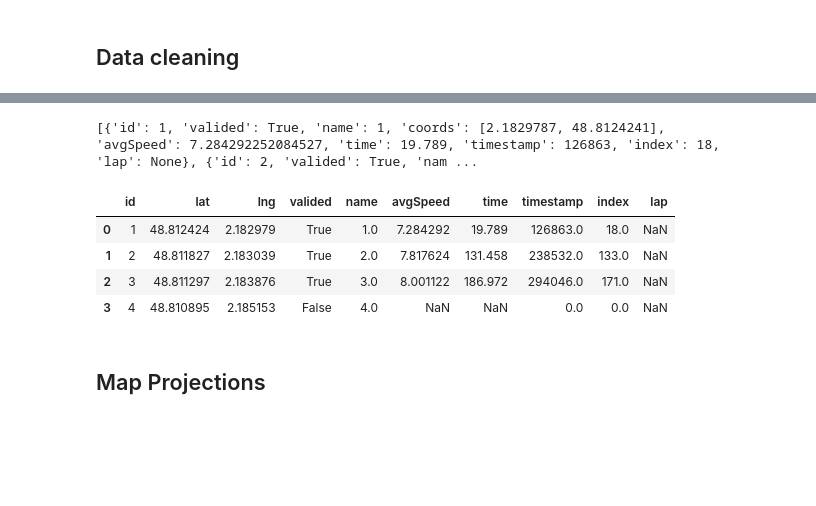
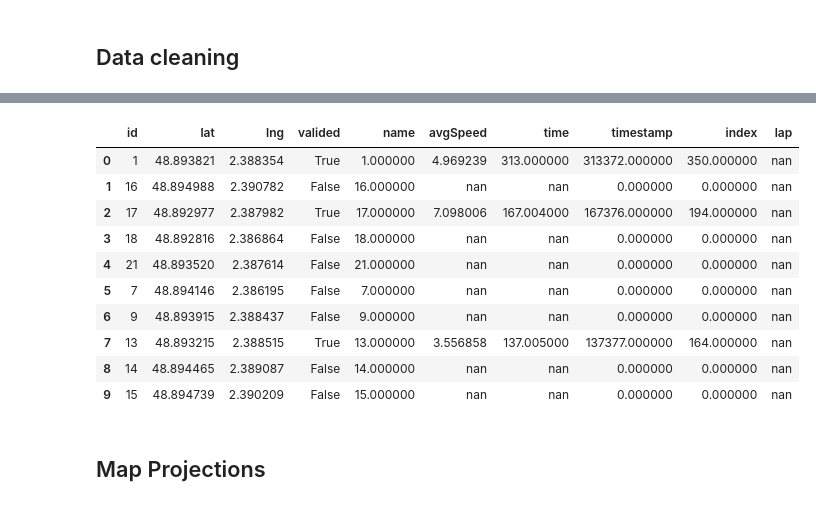
Before and after one commit to severinferard/dora-notebooks, a Jupyter notebook: analysis.ipynb, the cells around one changed output, grey strips where cells are left out. Cells and saved outputs as stored; diff of their text form; code cells hidden in the pictures; blank space fills up the shorter version.

```diff
--- a/analysis.ipynb
+++ b/analysis.ipynb
@@ -4,10 +4,12 @@
 import pandas as pd
 import folium
 import matplotlib.pyplot as plt
+import matplotlib
 import numpy as np
 from analyse import *
+import time
 
 
-df = pd.read_excel("./data/5EA-Séance1.xlsx")
+df = pd.read_excel("./data/ASSLacore-Séance1.xlsx")
 df.head()
 # %% [output]
@@ -90,9 +429,22 @@ interactive(children=(IntSlider(value=5, description='max_dist', max=20, min=1),
 # %%
+# BEACONS = [
+#     [1, 48.8124241, 2.1829787],
+#     [2, 48.8118271, 2.1830392],
+#     [3,	48.8112972,	2.1838760],
+#     [4,	48.8108945,	2.1851528]
+# ]
+
 BEACONS = [
-    [1, 48.8124241, 2.1829787],
-    [2, 48.8118271, 2.1830392],
-    [3,	48.8112972,	2.1838760],
-    [4,	48.8108945,	2.1851528]
+    [1, 48.8938208, 2.3883543],
+    [16, 48.8949879, 2.3907824],
+    [17, 48.8929774, 2.3879819],
+    [18, 48.8928159, 2.3868641],
+    [21, 48.8935197, 2.3876138],
+    [7, 48.8941464, 2.3861955],
+    [9, 48.8939147, 2.3884367],
+    [13, 48.8932153, 2.3885151],
+    [14, 48.8944649, 2.3890872],
+    [15, 48.8947393, 2.3902093],
 ]
 
 beacons_df = pd.DataFrame(BEACONS, columns=["id", "lat", "lng"])
@@ -106,23 +464,34 @@ beacons_df
 # %%
+BEACON_RADIUS_M = 10
+points_arr =  list(zip(sdf["LAT"], sdf["LONG"], sdf["TS"]))
+
 # format the beacon data to feed into the evaluate_beacon() function
 beacon_dict = [{"id": b[0], "name": b[0], "coords": [b[2], b[1]]} for b in BEACONS]
 
-results = evaluate_beacon(clean_positions, beacon_dict, BEACON_RADIUS_M=8)
-print(results)
+results = evaluate_beacon(points_arr, beacon_dict, BEACON_RADIUS_M=BEACON_RADIUS_M)
 
 # Copy the results to the dataframe
 for beacon in results:
     for key, val in beacon.items():
         if key == "coords": continue
         beacons_df.loc[beacons_df['id'] == beacon["id"], key] = val
-beacons_df
+
+beacons_df.style.applymap(
+    lambda val: 'color: green' if val else 'color: red',
+    subset=['valided']
+    )
 # %% [output]
-[{'id': 1, 'valided': True, 'name': 1, 'coords': [2.1829787, 48.8124241], 'avgSpeed': 7.284292252084527, 'time': 19.789, 'timestamp': 126863, 'index': 18, 'lap': None}, {'id': 2, 'valided': True, 'nam ...
 |  | id | lat | lng | valided | name | avgSpeed | time | timestamp | index | lap |
-| 0 | 1 | 48.812424 | 2.182979 | True | 1.0 | 7.284292 | 19.789 | 126863.0 | 18.0 | NaN |
-| 1 | 2 | 48.811827 | 2.183039 | True | 2.0 | 7.817624 | 131.458 | 238532.0 | 133.0 | NaN |
-| 2 | 3 | 48.811297 | 2.183876 | True | 3.0 | 8.001122 | 186.972 | 294046.0 | 171.0 | NaN |
-| 3 | 4 | 48.810895 | 2.185153 | False | 4.0 | NaN | NaN | 0.0 | 0.0 | NaN |
+| 0 | 1 | 48.893821 | 2.388354 | True | 1.000000 | 4.969239 | 313.000000 | 313372.000000 | 350.000000 | nan |
+| 1 | 16 | 48.894988 | 2.390782 | False | 16.000000 | nan | nan | 0.000000 | 0.000000 | nan |
+| 2 | 17 | 48.892977 | 2.387982 | True | 17.000000 | 7.098006 | 167.004000 | 167376.000000 | 194.000000 | nan |
+| 3 | 18 | 48.892816 | 2.386864 | False | 18.000000 | nan | nan | 0.000000 | 0.000000 | nan |
+| 4 | 21 | 48.893520 | 2.387614 | False | 21.000000 | nan | nan | 0.000000 | 0.000000 | nan |
+| 5 | 7 | 48.894146 | 2.386195 | False | 7.000000 | nan | nan | 0.000000 | 0.000000 | nan |
+| 6 | 9 | 48.893915 | 2.388437 | False | 9.000000 | nan | nan | 0.000000 | 0.000000 | nan |
+| 7 | 13 | 48.893215 | 2.388515 | True | 13.000000 | 3.556858 | 137.005000 | 137377.000000 | 164.000000 | nan |
+| 8 | 14 | 48.894465 | 2.389087 | False | 14.000000 | nan | nan | 0.000000 | 0.000000 | nan |
+| 9 | 15 | 48.894739 | 2.390209 | False | 15.000000 | nan | nan | 0.000000 | 0.000000 | nan |
 # %% [markdown]
 ## Map Projections
 # %%
```
Also changed, not shown: parts of 18 cells of this notebook, 2 other files.
